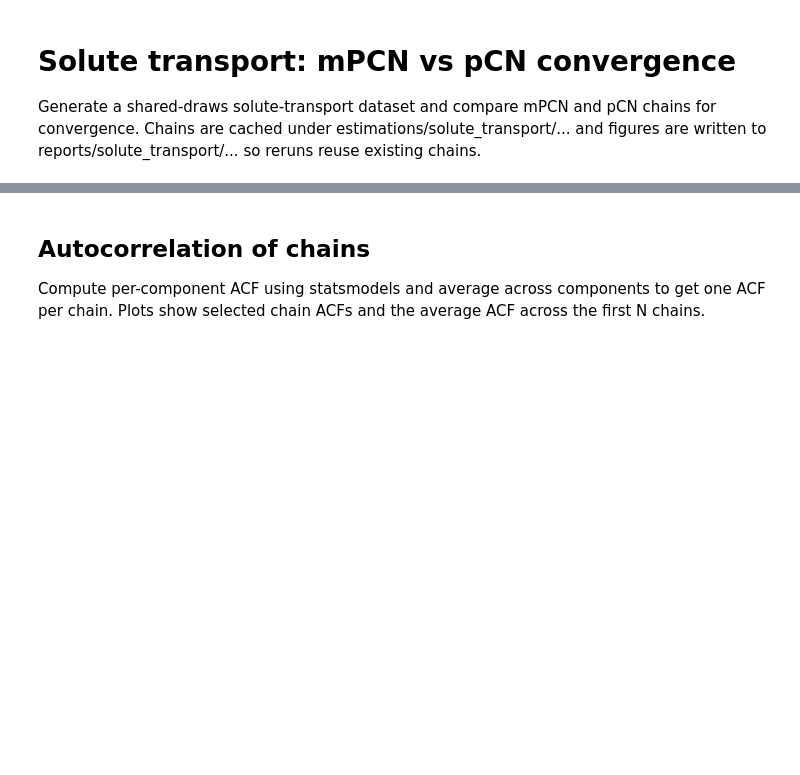
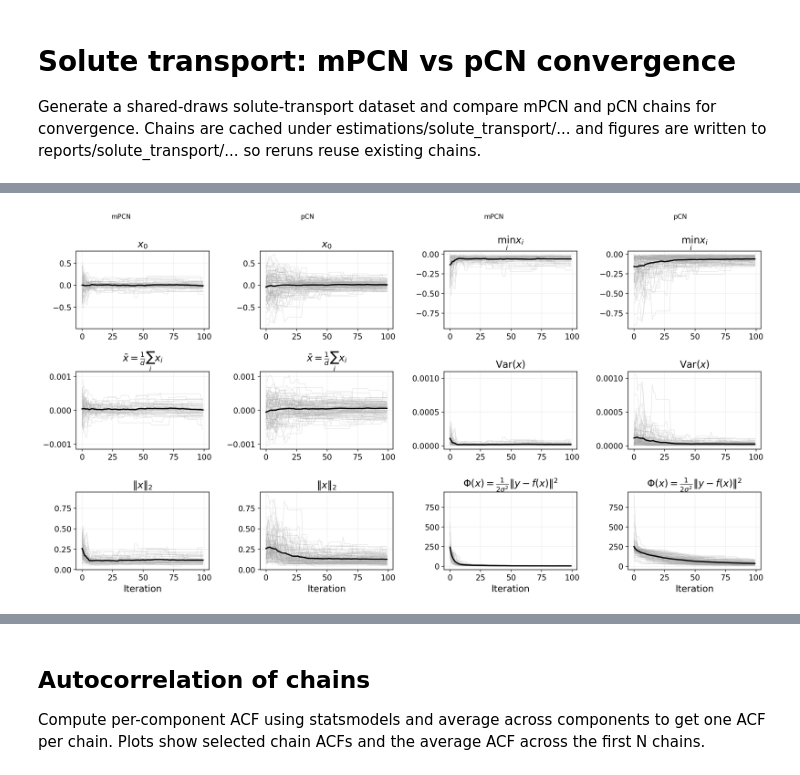
Before and after one commit to guillerminasenn/multiproposal-internal, a Jupyter notebook: notebooks/05_toy_solute_transport_mpcn_convergence.ipynb, the cells around one changed output, grey strips where cells are left out. Cells and saved outputs as stored; diff of their text form; code cells hidden in the pictures; blank space fills up the shorter version.

```diff
--- a/notebooks/05_toy_solute_transport_mpcn_convergence.ipynb
+++ b/notebooks/05_toy_solute_transport_mpcn_convergence.ipynb
@@ -639,0 +603,98 @@ plt.show()
+# %%
+# Overlayed traceplots for additional observables
+apply_pub_style()
+
+plot_n = min(n_iters, 100)
+mpcn_plot_count = 50
+pcn_plot_count = 100
+mpcn_plot_count = min(mpcn_plot_count, len(mpcn_chains))
+pcn_plot_count = min(pcn_plot_count, len(pcn_chains))
+
+mpcn_plot_indices = list(range(mpcn_plot_count))
+pcn_plot_indices = list(range(pcn_plot_count))
+
+mpcn_stack = np.stack([mpcn_chains[i][:plot_n] for i in mpcn_plot_indices], axis=0)
+pcn_stack = np.stack([pcn_chains[i][:plot_n] for i in pcn_plot_indices], axis=0)
+
+chain_color = '0.65'
+mean_color = '0.0'
+chain_linewidth = 0.6
+mean_linewidth = 2.0
+
+def _potential_series(chain):
+    series = np.empty(chain.shape[0], dtype=float)
+    for idx, params in enumerate(chain):
+        theta = problem.theta_from_params(params)
+        resid = problem.y - theta[problem.obs_indices]
+        series[idx] = 0.5 * np.dot(resid, resid) / (problem.sigma ** 2)
+    return series
+
+observables = [
+    (r"$x_{0}$", lambda chain: chain[:, 0]),
+    (r"$\min_i x_i$", lambda chain: np.min(chain, axis=1)),
+    (r"$\bar{x}=\frac{1}{d}\sum_i x_i$", lambda chain: np.mean(chain, axis=1)),
+    (r"$\mathrm{Var}(x)$", lambda chain: np.var(chain, axis=1)),
+    (r"$\|x\|_2$", lambda chain: np.linalg.norm(chain, axis=1)),
+    (r"$\Phi(x)=\frac{1}{2\sigma^2}\|y - f(x)\|^2$", _potential_series),
+]
+
+def _stack_observable(stack, obs_fn):
+    return np.stack([obs_fn(chain) for chain in stack], axis=0)
+
+fig, axes = plt.subplots(3, 4, figsize=(16.0, 8.4))
+if axes.ndim == 1:
+    axes = np.array([axes])
+
+col_titles = ['mPCN', 'pCN', 'mPCN', 'pCN']
+for col_idx, title in enumerate(col_titles):
+    fig.text((col_idx + 0.5) / 4.0, 0.995, title, ha='center', va='top', fontsize=10)
+
+for obs_idx, (obs_label, obs_fn) in enumerate(observables):
+    row_idx = obs_idx // 2
+    block_idx = obs_idx % 2
+    col0 = block_idx * 2
+    col1 = col0 + 1
+
+    mpcn_obs = _stack_observable(mpcn_stack, obs_fn)
+    pcn_obs = _stack_observable(pcn_stack, obs_fn)
+    mpcn_mean = np.mean(mpcn_obs, axis=0)
+    pcn_mean = np.mean(pcn_obs, axis=0)
+
+    ax_m = axes[row_idx, col0]
+    ax_p = axes[row_idx, col1]
+    ax_p.sharex(ax_m)
+    ax_p.sharey(ax_m)
+
+    for chain_idx in range(mpcn_obs.shape[0]):
+        ax_m.plot(
+            mpcn_obs[chain_idx],
+            linewidth=chain_linewidth,
+            color=chain_color,
+            alpha=0.35,
+        )
+    ax_m.plot(mpcn_mean, linewidth=mean_linewidth, color=mean_color)
+    ax_m.set_title(obs_label)
+    ax_m.grid(alpha=0.2)
+
+    for chain_idx in range(pcn_obs.shape[0]):
+        ax_p.plot(
+            pcn_obs[chain_idx],
+            linewidth=chain_linewidth,
+            color=chain_color,
+            alpha=0.35,
+        )
+    ax_p.plot(pcn_mean, linewidth=mean_linewidth, color=mean_color)
+    ax_p.set_title(obs_label)
+    ax_p.grid(alpha=0.2)
+
+for ax in axes[-1, :]:
+    ax.set_xlabel('Iteration')
+
+fig.tight_layout(rect=(0.0, 0.0, 1.0, 0.965))
+fig.savefig(
+    reports_dir / f'solute_transport_mpcn_vs_pcn_traceplots_observables_rho{rho_tag}.png',
+    bbox_inches='tight',
+)
+plt.show()
+# %% [output]
+[figure, added]
```
Also changed, not shown: parts of 15 cells of this notebook, 10 other files.
